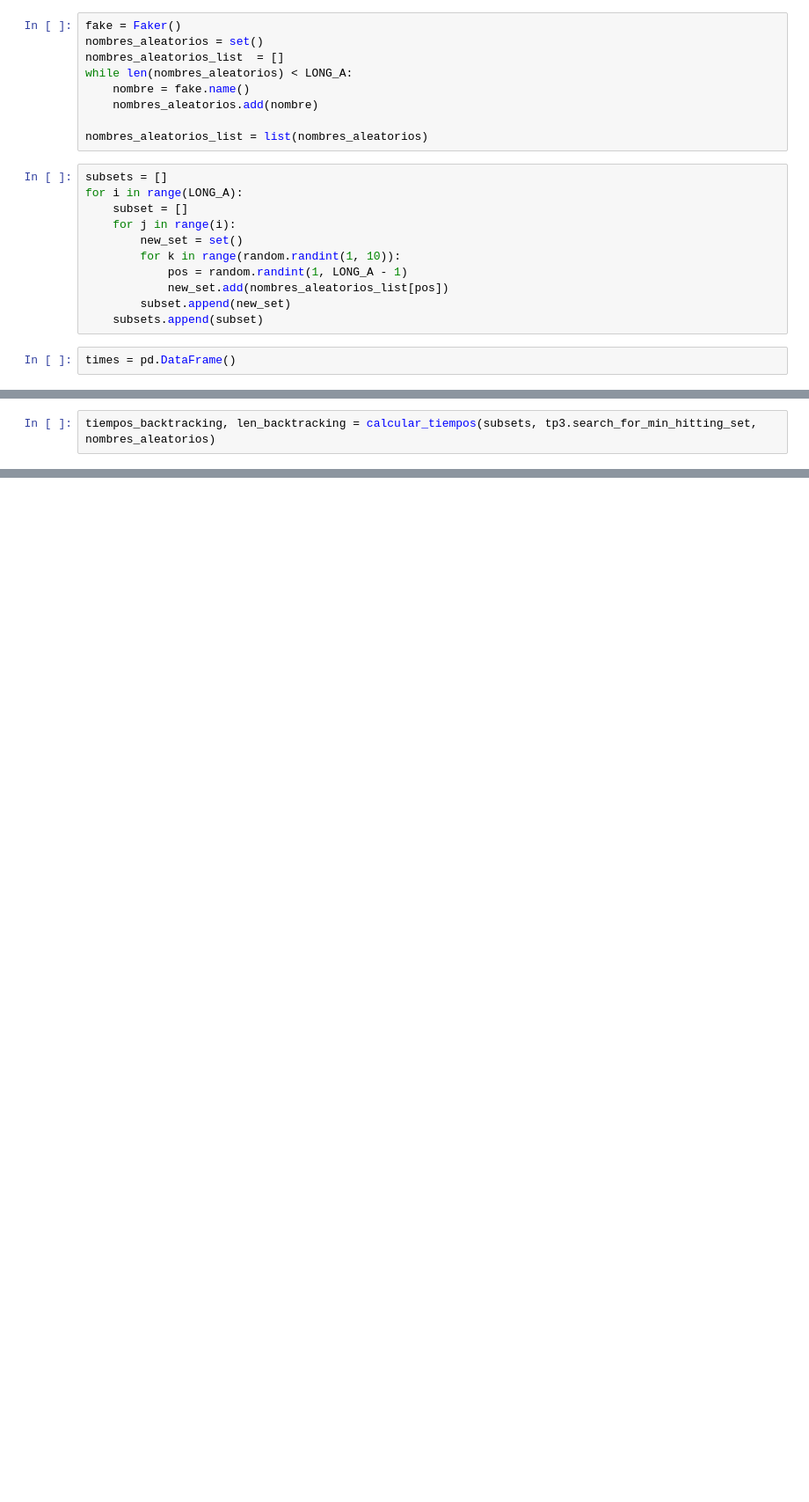
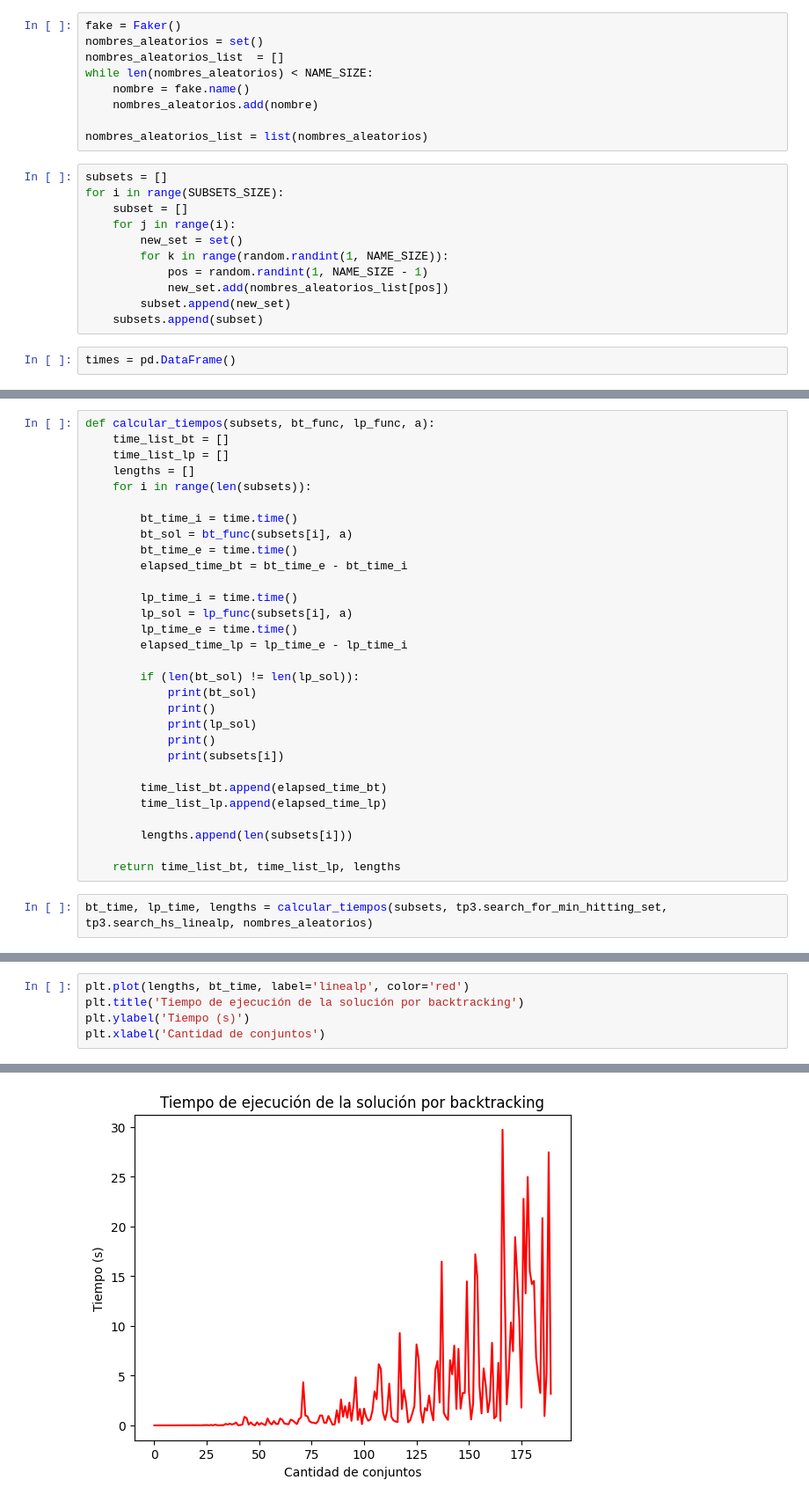
Before and after one commit to Jignacio14/TP3_TDA, a Jupyter notebook: analisis_temporal.ipynb, the cells around one changed output, grey strips where cells are left out. Shown: that part at 88% size. Saved outputs shown, nothing was run; the diff lists cells and outputs as text; blank space fills up the shorter version.

```diff
--- a/analisis_temporal.ipynb
+++ b/analisis_temporal.ipynb
@@ -12,19 +13,19 @@ LONG_A = 100
 fake = Faker()
 nombres_aleatorios = set()
 nombres_aleatorios_list  = []
-while len(nombres_aleatorios) < LONG_A:
+while len(nombres_aleatorios) < NAME_SIZE:
     nombre = fake.name()
     nombres_aleatorios.add(nombre)
 
 nombres_aleatorios_list = list(nombres_aleatorios)
 # %%
 subsets = []
-for i in range(LONG_A):
+for i in range(SUBSETS_SIZE):
     subset = []
     for j in range(i):
         new_set = set()
-        for k in range(random.randint(1, 10)):
-            pos = random.randint(1, LONG_A - 1)
+        for k in range(random.randint(1, NAME_SIZE)):
+            pos = random.randint(1, NAME_SIZE - 1)
             new_set.add(nombres_aleatorios_list[pos])
         subset.append(new_set)
     subsets.append(subset)
@@ -46,2 +34,32 @@ def calcular_tiempos(subsets, funcion, a):
+# %%
+def calcular_tiempos(subsets, bt_func, lp_func, a):
+    time_list_bt = []
+    time_list_lp = []
+    lengths = []
+    for i in range(len(subsets)):
+
+        bt_time_i = time.time()
+        bt_sol = bt_func(subsets[i], a)
+        bt_time_e = time.time()
+        elapsed_time_bt = bt_time_e - bt_time_i
+
+        lp_time_i = time.time()
+        lp_sol = lp_func(subsets[i], a)
+        lp_time_e = time.time()
+        elapsed_time_lp = lp_time_e - lp_time_i
+
+        if (len(bt_sol) != len(lp_sol)):
+            print(bt_sol)
+            print()
+            print(lp_sol)
+            print()
+            print(subsets[i])
+
+        time_list_bt.append(elapsed_time_bt)
+        time_list_lp.append(elapsed_time_lp)
+
+        lengths.append(len(subsets[i]))
+
+    return time_list_bt, time_list_lp, lengths
 # %%
-tiempos_backtracking, len_backtracking = calcular_tiempos(subsets, tp3.search_for_min_hitting_set, nombres_aleatorios)
+bt_time, lp_time, lengths = calcular_tiempos(subsets, tp3.search_for_min_hitting_set, tp3.search_hs_linealp, nombres_aleatorios)
@@ -49,0 +77,6 @@ print(tiempos_backtracking)
+# %%
+plt.plot(lengths, bt_time, label='linealp', color='red')
+plt.title('Tiempo de ejecución de la solución por backtracking')
+plt.ylabel('Tiempo (s)')
+plt.xlabel('Cantidad de conjuntos')
+# %% [output]
@@ -49,0 +84 @@ print(tiempos_backtracking)
+[figure, added]
```
Also changed, not shown: parts of 8 cells of this notebook.
